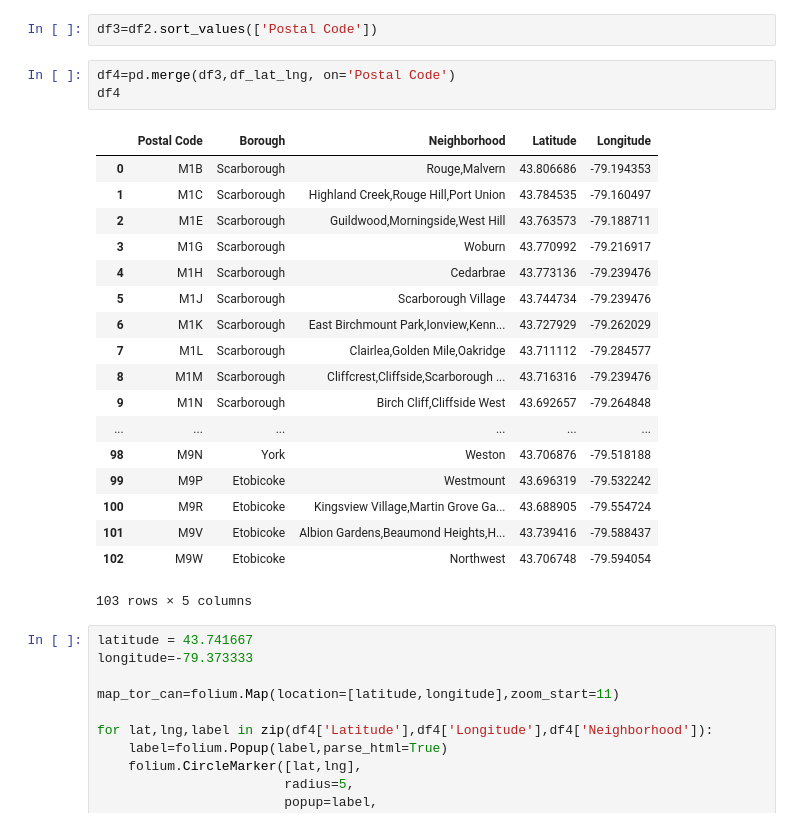
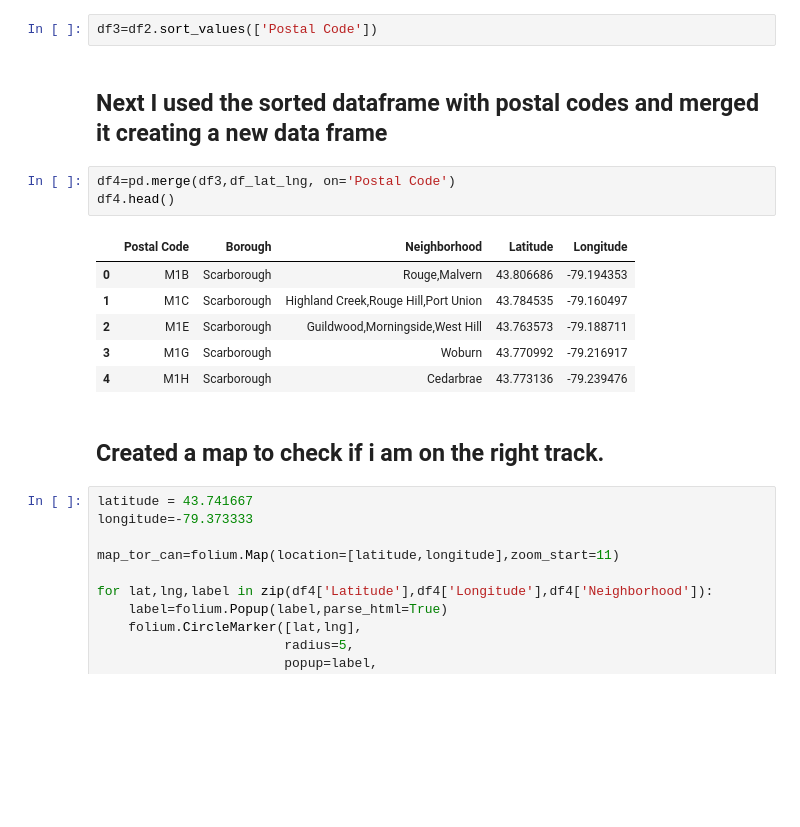
Before and after one commit to kawill87/super-duper-system, a Jupyter notebook: Segmenting and Clustering of Toronto Canada.ipynb, the cells around one changed output. Saved outputs shown, nothing was run; the diff lists cells and outputs as text; blank space fills up the shorter version.

```diff
--- a/Segmenting and Clustering of Toronto Canada.ipynb
+++ b/Segmenting and Clustering of Toronto Canada.ipynb
@@ -133,28 +145,20 @@ df_lat_lng.head()
 | 4 | M1H | 43.773136 | -79.239476 |
 # %%
 df3=df2.sort_values(['Postal Code'])
+# %% [markdown]
+## Next I used the sorted dataframe with postal codes and merged it creating a new data frame
 # %%
 df4=pd.merge(df3,df_lat_lng, on='Postal Code')
-df4
+df4.head()
 # %% [output]
 |  | Postal Code | Borough | Neighborhood | Latitude | Longitude |
 | 0 | M1B | Scarborough | Rouge,Malvern | 43.806686 | -79.194353 |
 | 1 | M1C | Scarborough | Highland Creek,Rouge Hill,Port Union | 43.784535 | -79.160497 |
 | 2 | M1E | Scarborough | Guildwood,Morningside,West Hill | 43.763573 | -79.188711 |
 | 3 | M1G | Scarborough | Woburn | 43.770992 | -79.216917 |
 | 4 | M1H | Scarborough | Cedarbrae | 43.773136 | -79.239476 |
-| 5 | M1J | Scarborough | Scarborough Village | 43.744734 | -79.239476 |
-| 6 | M1K | Scarborough | East Birchmount Park,Ionview,Kenn... | 43.727929 | -79.262029 |
-| 7 | M1L | Scarborough | Clairlea,Golden Mile,Oakridge | 43.711112 | -79.284577 |
-| 8 | M1M | Scarborough | Cliffcrest,Cliffside,Scarborough ... | 43.716316 | -79.239476 |
-| 9 | M1N | Scarborough | Birch Cliff,Cliffside West | 43.692657 | -79.264848 |
-| ... | ... | ... | ... | ... | ... |
-| 98 | M9N | York | Weston | 43.706876 | -79.518188 |
-| 99 | M9P | Etobicoke | Westmount | 43.696319 | -79.532242 |
-| 100 | M9R | Etobicoke | Kingsview Village,Martin Grove Ga... | 43.688905 | -79.554724 |
-| 101 | M9V | Etobicoke | Albion Gardens,Beaumond Heights,H... | 43.739416 | -79.588437 |
-| 102 | M9W | Etobicoke | Northwest | 43.706748 | -79.594054 |
-103 rows × 5 columns
+# %% [markdown]
+## Created a map to check if i am on the right track.
 # %%
 latitude = 43.741667
 longitude=-79.373333
```
Also changed, not shown: parts of 12 cells of this notebook.
